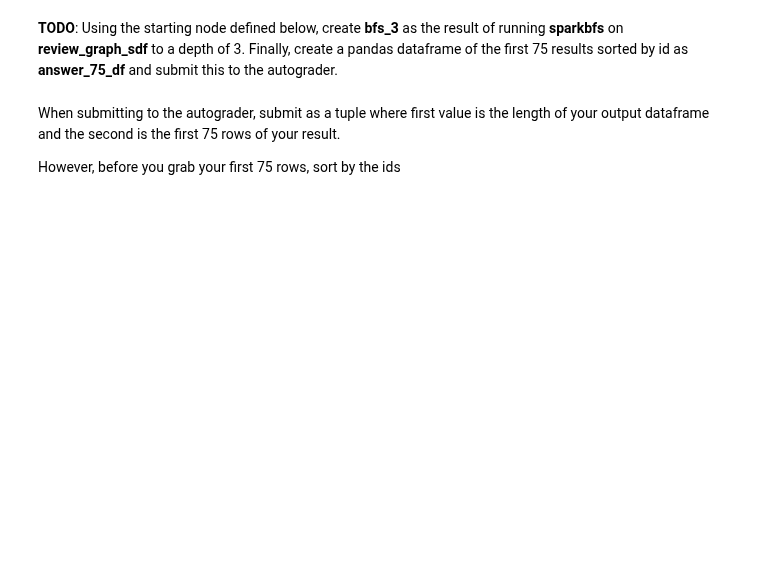
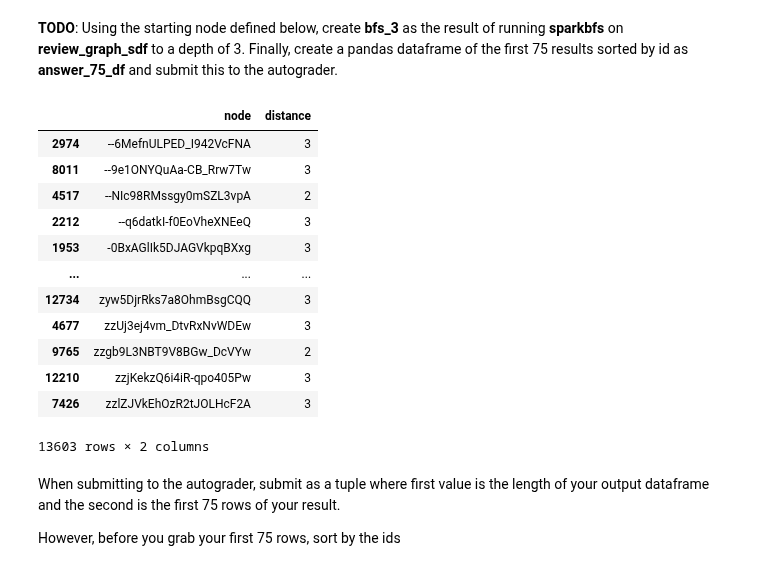
Before and after one commit to spatank/CIS-545, a Jupyter notebook: Homework_2_SPP.ipynb, the cells around one changed output. Drawn from its saved outputs; the diff is of its cells as text; code cells hidden in the pictures; blank space fills up the shorter version.

```diff
--- a/Homework_2_SPP.ipynb
+++ b/Homework_2_SPP.ipynb
@@ -1572,10 +1569,10 @@ The schema ultimately specifies the structure of the Spark DataFrame with a stri
 # %%
 schema = StructType([
           StructField("node", StringType(), True),
-          StructField("distance", IntegerType(), False)
+          StructField("distance", IntegerType(), True)
       ])
-
-origins = [{'node': 'A'}]
-
-my_sdf = spark.createDataFrame(origins, schema)
+my_sdf = spark.createDataFrame(smallOrig, schema)
+my_sdf.createOrReplaceTempView('my_sdf')
+my_sdf = spark.sql('SELECT node, IFNULL(distance, 0) AS distance FROM my_sdf')
+my_sdf.show()
 # %% [output]
@@ -1583,6 +1584,5 @@ ValueError: ignored
 # %%
-# TODO: iterative search over undirected graph
-# Worth 5 points directly, but will be needed later
+# iterative search over undirected graph
 
 def spark_bfs(G, origins, max_depth):
   """ runs distributed BFS to a specified max depth
@@ -1593,11 +1593,21 @@ def spark_bfs(G, origins, max_depth):
   :return: dataframe with columns node, distance of all visited nodes
   """
 
+  G.createOrReplaceTempView('G')
+
   schema = StructType([
-            StructField("node", StringType(), True),
-            StructField("distance", IntegerType(), False)
-        ])
+          StructField("node", StringType(), True),
+          StructField("distance", IntegerType(), True)
+          ])
+  init_sdf = spark.createDataFrame(origins, schema)
+  init_sdf.createOrReplaceTempView('init_sdf')
+  init_sdf = spark.sql('SELECT node, IFNULL(distance, 0) AS distance FROM init_sdf')
 
-  my_sdf = spark.createDataFrame(origins, schema)
+  next_visited_nodes = spark_bfs_1_round(init_sdf) # n = 1
+
+  for i in range(max_depth - 1):
+    next_visited_nodes = spark_bfs_1_round(next_visited_nodes)
+
+  return next_visited_nodes
 # %% [markdown]
 Test that this function works on the simple example first.
@@ -1608,6 +1630,22 @@ simple_bfs_iterative_result.show()
 **TODO**: Using the starting node defined below, create **bfs_3** as the result of running **sparkbfs** on **review_graph_sdf** to a depth of 3. Finally, create a pandas dataframe of the first 75 results sorted by id as **answer_75_df** and submit this to the autograder.
 # %%
 orig = [{'node': 'bv2nCi5Qv5vroFiqKGopiw'}]
-# grab the count
 bfs_3 = spark_bfs(review_graph_sdf, orig, 3)
+bfs_3 = bfs_3.toPandas()
+bfs_3 = bfs_3.sort_values('distance', ascending = True).drop_duplicates('node').sort_values(by = 'node')
+bfs_3
+# %% [output]
+|  | node | distance |
+| 2974 | --6MefnULPED_I942VcFNA | 3 |
+| 8011 | --9e1ONYQuAa-CB_Rrw7Tw | 3 |
+| 4517 | --NIc98RMssgy0mSZL3vpA | 2 |
+| 2212 | --q6datkI-f0EoVheXNEeQ | 3 |
+| 1953 | -0BxAGlIk5DJAGVkpqBXxg | 3 |
+| ... | ... | ... |
+| 12734 | zyw5DjrRks7a8OhmBsgCQQ | 3 |
+| 4677 | zzUj3ej4vm_DtvRxNvWDEw | 3 |
+| 9765 | zzgb9L3NBT9V8BGw_DcVYw | 2 |
+| 12210 | zzjKekzQ6i4iR-qpo405Pw | 3 |
+| 7426 | zzlZJVkEhOzR2tJOLHcF2A | 3 |
+13603 rows × 2 columns
 # %%
```
Also changed, not shown: parts of 14 cells of this notebook.
